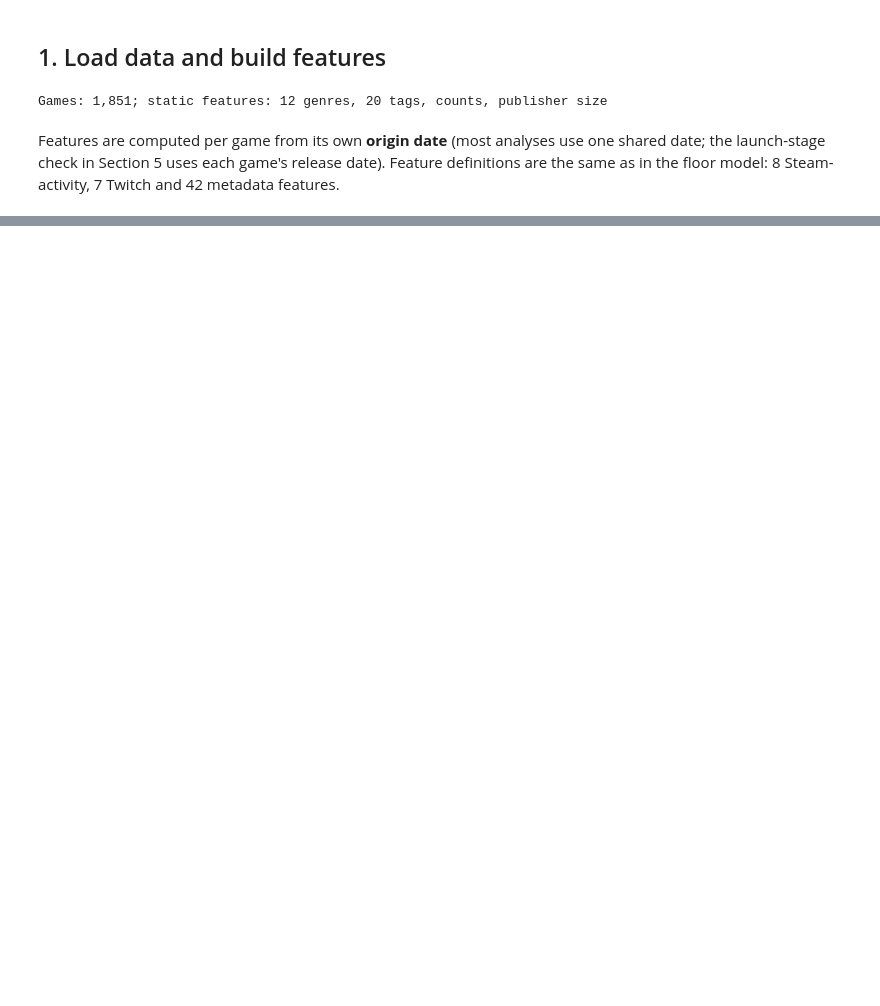
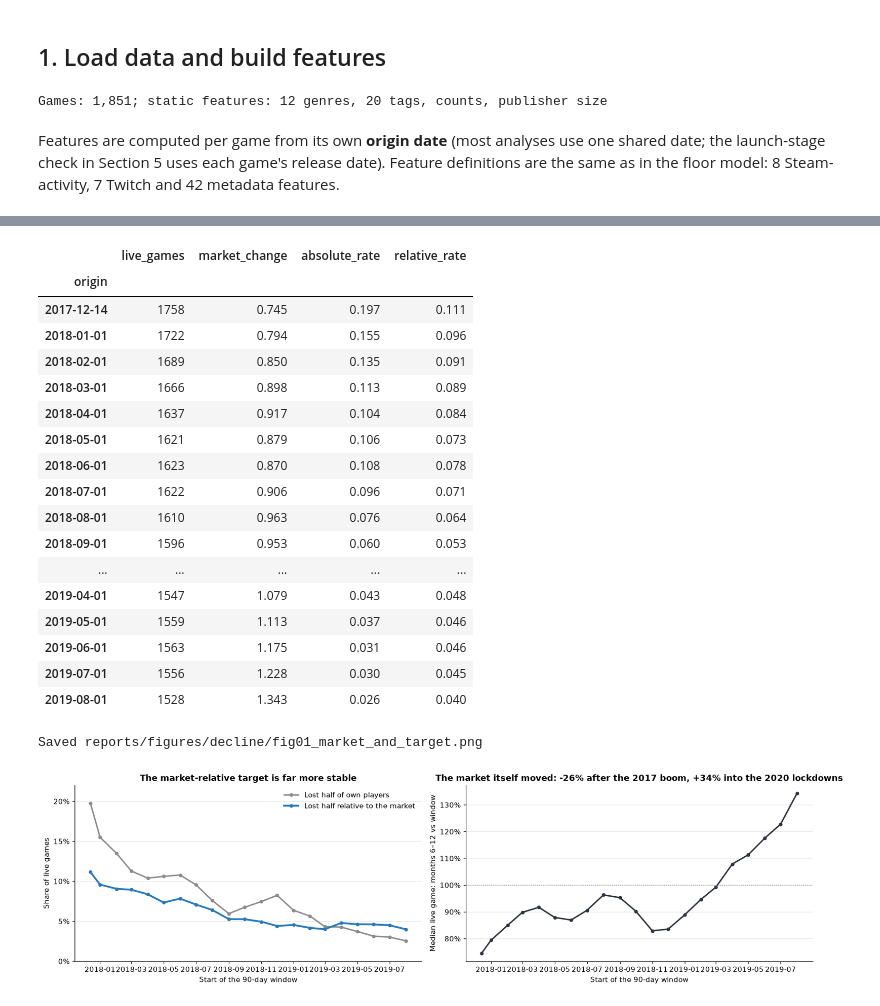
Before and after one commit to d-m-g/steam-games-life-analysis, a Jupyter notebook: src/decline-analysis.ipynb, the cells around one changed output, grey strips where cells are left out. Drawn from its saved outputs; the diff is of its cells as text; code cells hidden in the pictures; blank space fills up the shorter version.

```diff
--- a/src/decline-analysis.ipynb
+++ b/src/decline-analysis.ipynb
@@ -1089,0 +258,62 @@ The full write-up is in [`reports/technical_report.md`](../reports/technical_rep
+# %%
+TRAIN_STARTS = [pd.Timestamp("2017-12-14")] + list(pd.date_range("2018-01-01", "2019-08-01", freq="MS"))
+HEADLINE_TEST = pd.Timestamp("2019-02-01")
+BACKTEST_STARTS = list(pd.date_range("2019-01-01", "2019-08-01", freq="MS"))
+
+
+def add_targets(data, market_log_change=None):
+    market = data["log_change"].median() if market_log_change is None else market_log_change
+    data["market_log_change"] = market
+    data["relative_log_change"] = data["log_change"] - market
+    data["collapsed"] = data["relative_log_change"].lt(np.log(DECLINE_RATIO)).astype(int)
+    return data
+
+
+by_start = {start: add_targets(build_dataset(shared(start))) for start in TRAIN_STARTS}
+rows = pd.concat(by_start.values())
+starts = pd.DataFrame({
+    "live_games": rows.groupby("origin").size(),
+    "market_change": np.exp(rows.groupby("origin")["market_log_change"].first()),
+    "absolute_rate": rows.groupby("origin")["declined"].mean(),
+    "relative_rate": rows.groupby("origin")["collapsed"].mean(),
+})
+display(starts.round(3))
+
+fig, axes = plt.subplots(1, 2, figsize=(15, 4.3))
+axes[0].plot(starts.index, starts["absolute_rate"], color=COLORS["neutral"], lw=2, marker="o", ms=4, label="Lost half of own players")
+axes[0].plot(starts.index, starts["relative_rate"], color=COLORS["stable"], lw=2.5, marker="o", ms=4, label="Lost half relative to the market")
+axes[0].yaxis.set_major_formatter(PercentFormatter(1.0, decimals=0))
+axes[0].set(ylabel="Share of live games", ylim=(0, 0.22), title="The market-relative target is far more stable")
+axes[0].set_yticks(np.arange(0, 0.21, 0.05))
+axes[0].legend(frameon=False)
+axes[1].plot(starts.index, starts["market_change"], color=COLORS["dark"], lw=2, marker="o", ms=4)
+axes[1].axhline(1, color=COLORS["neutral"], ls=":", lw=1)
+axes[1].yaxis.set_major_formatter(PercentFormatter(1.0, decimals=0))
+axes[1].set(ylabel="Median live game: months 6–12 vs window", title="The market itself moved: -26% after the 2017 boom, +34% into the 2020 lockdowns")
+for ax in axes:
+    ax.set_xlabel("Start of the 90-day window")
+    ax.grid(axis="y", color="#e5e5e5", lw=0.8)
+fig.tight_layout()
+save(fig, "fig01_market_and_target")
+plt.show()
+# %% [output]
+|  | live_games | market_change | absolute_rate | relative_rate |
+| origin |  |  |  |  |
+| 2017-12-14 | 1758 | 0.745 | 0.197 | 0.111 |
+| 2018-01-01 | 1722 | 0.794 | 0.155 | 0.096 |
+| 2018-02-01 | 1689 | 0.850 | 0.135 | 0.091 |
+| 2018-03-01 | 1666 | 0.898 | 0.113 | 0.089 |
+| 2018-04-01 | 1637 | 0.917 | 0.104 | 0.084 |
+| 2018-05-01 | 1621 | 0.879 | 0.106 | 0.073 |
+| 2018-06-01 | 1623 | 0.870 | 0.108 | 0.078 |
+| 2018-07-01 | 1622 | 0.906 | 0.096 | 0.071 |
+| 2018-08-01 | 1610 | 0.963 | 0.076 | 0.064 |
+| 2018-09-01 | 1596 | 0.953 | 0.060 | 0.053 |
+| ... | ... | ... | ... | ... |
+| 2019-04-01 | 1547 | 1.079 | 0.043 | 0.048 |
+| 2019-05-01 | 1559 | 1.113 | 0.037 | 0.046 |
+| 2019-06-01 | 1563 | 1.175 | 0.031 | 0.046 |
+| 2019-07-01 | 1556 | 1.228 | 0.030 | 0.045 |
+| 2019-08-01 | 1528 | 1.343 | 0.026 | 0.040 |
+Saved reports/figures/decline/fig01_market_and_target.png
+[figure, added]
```
Also changed, not shown: parts of 88 cells of this notebook, 23 other files.
